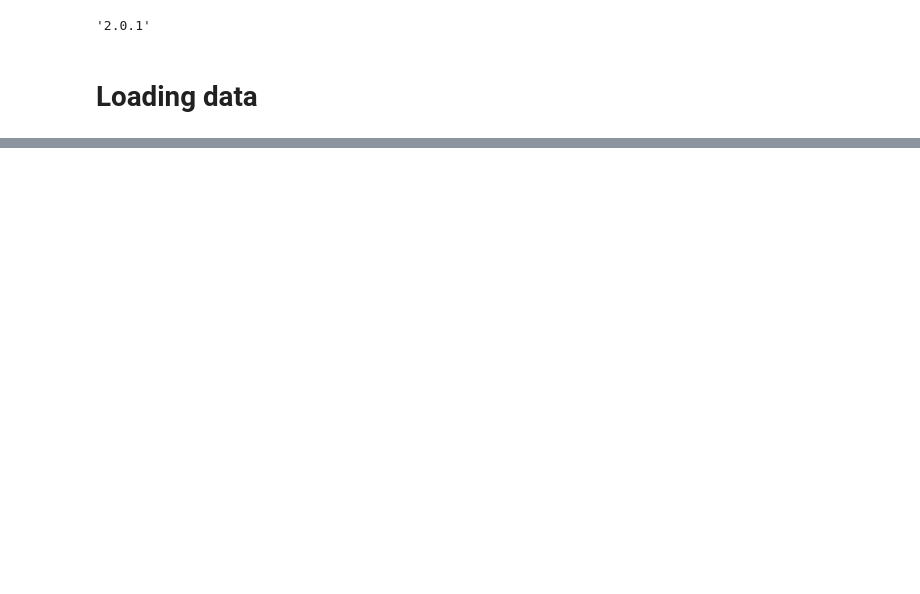
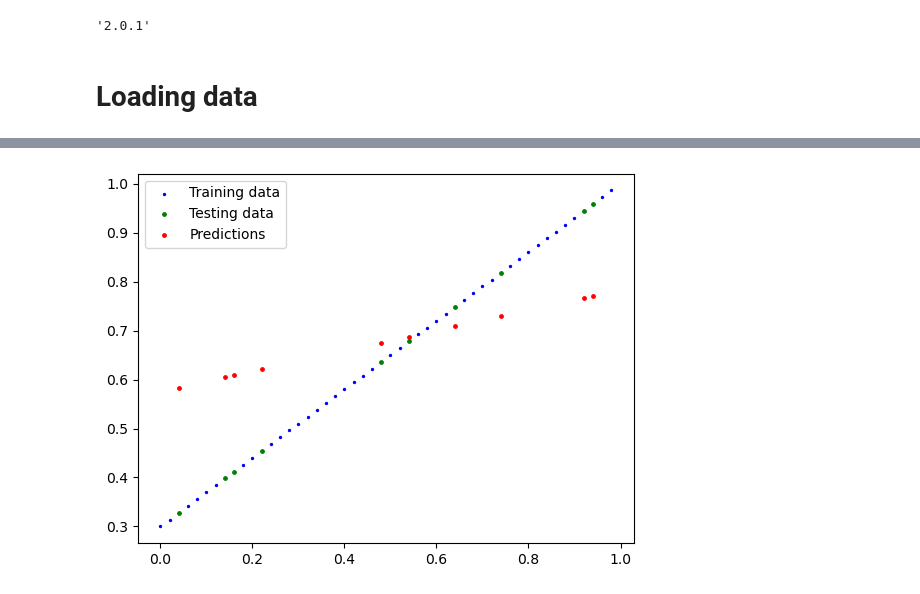
Before and after one commit to Ejtys/Learning-Pytorch, a Jupyter notebook: pytorch_01.ipynb, the cells around one changed output, grey strips where cells are left out. Saved outputs shown, nothing was run; the diff lists cells and outputs as text; code cells hidden in the pictures; blank space fills up the shorter version.

```diff
--- a/pytorch_01.ipynb
+++ b/pytorch_01.ipynb
@@ -70,0 +110,7 @@ utils.plot_predictions(X_train, y_train, X_test, y_test, y_preds)
+# %%
+with torch.inference_mode():
+    y_preds = model_0(X_test)
+
+utils.plot_predictions(X_train, y_train, X_test, y_test, y_preds)
+# %% [output]
+[figure, added]
```
Also changed, not shown: parts of 7 cells of this notebook.
